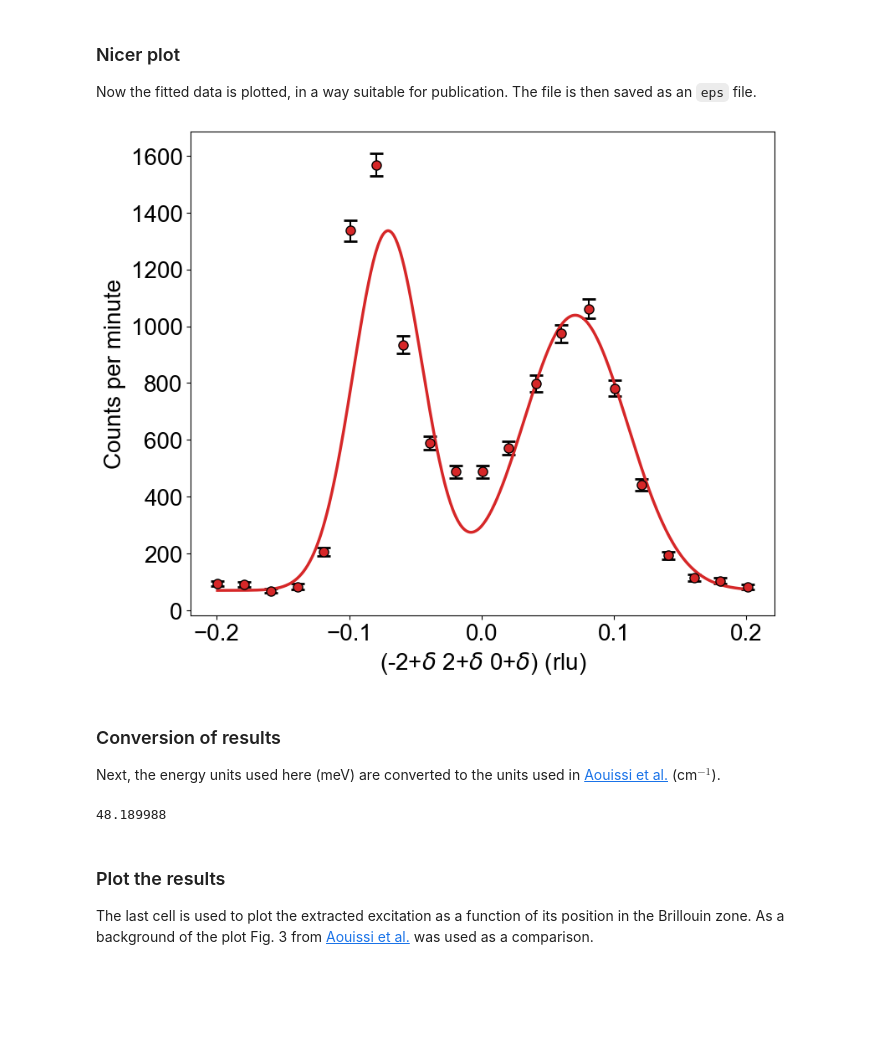
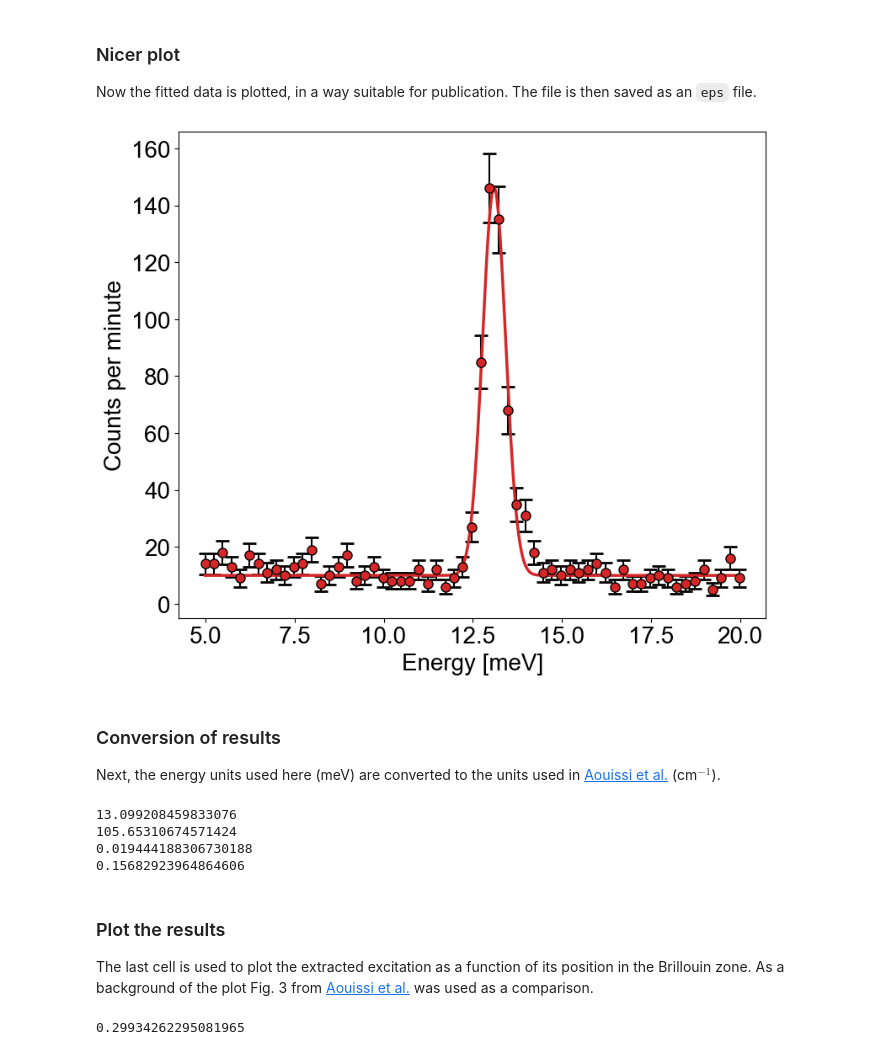
Before and after one commit to OctiEHA/silicon2022, a Jupyter notebook: silicon.ipynb, the cells around one changed output. Saved outputs shown, nothing was run; the diff lists cells and outputs as text; code cells hidden in the pictures; blank space fills up the shorter version.

```diff
--- a/silicon.ipynb
+++ b/silicon.ipynb
@@ -82,7 +82,7 @@ from ufit.lab import *
 # set a template, so that data can be referenced by number only
 set_datatemplate('rawdata/%06d')
 # read one dataset from a file, with given X and Y columns
-data = read_data(84905, 'QL', 'CNTS')
+data = read_data(102970, 'EN', 'CNTS') # EN is energy scan; QL is Q scan in L direction
 
 data.plot()
 show()
@@ -94,7 +94,8 @@ show()
 A simple model with two Gaussians is used to fit the data. The center of the second Gaussian is at the negative rlu value of the first.
 # %%
 # create a model of a simple Gaussian peak with given initial guess
-model = Background() + Gauss('p1', pos=0.1, ampl=100, fwhm=0.1) + Gauss('p2', pos='-p1_pos', ampl=100, fwhm=0.1)
+# model = Background() + Gauss('p1', pos=0.1, ampl=100, fwhm=0.1) + Gauss('p2', pos='-p1_pos', ampl=100, fwhm=0.1)
+model = Background() + Gauss('p1', pos=13, ampl=100, fwhm=2)
 
 # fit the model, then print and plot the result
 result = model.fit(data)
@@ -121,32 +119,46 @@ Now the fitted data is plotted, in a way suitable for publication. The file is t
 # %%
 rcParams.update({'font.size': 20})
 fig = figure(figsize=(9.0, 7.5))
 data.plot(color="C3", mec="k", ms=8, capsize=6, ecolor="k", capthick=2)
 model.plot(data, color="C3", lw=2.5)
 title("")
 legend().set_visible(False)
-xlabel("(-2+$\delta$ 2+$\delta$ 0+$\delta$) (rlu)", fontsize=20)
+#xlabel("(-2+$\delta$ 2+$\delta$ 0+$\delta$) (rlu)", fontsize=20)
+xlabel("Energy [meV]", fontsize = 20)
 ylabel("Counts per minute", fontsize=20)
 
 grid(False)
 savefig("energy-scan.eps", bbox_inches='tight')
 show()
 # %% [output]
-[figure, old version]
+[figure, new version]
 # %% [markdown]
 ### Conversion of results
 
 Next, the energy units used here (meV) are converted to the units used in [Aouissi et al.](https://doi.org/10.1103/PhysRevB.74.054302) (cm$^{-1}$).
-# %%
-energy = result.data.meta["EN"]
-energy *= 8.065 # conversion of meV to cm-1
-print(energy)
-# %% [output]
-48.189988
+# %%
+energy = result.paramvalues['p1_pos']
+print(energy) # energy in meV
+energy *= 8.065610 # conversion of meV to cm-1 ; https://sherwingroup.itst.ucsb.edu/internal/unit-conversion/
+print(energy) # energy in cm^-1
+
+energyerror = result.paramerrors['p1_pos']
+print(energyerror) # energy in meV
+energyerror *= 8.065610 # conversion of meV to cm-1 ; https://sherwingroup.itst.ucsb.edu/internal/unit-conversion/
+print(energyerror) # energy in cm^-1
+# %% [output]
+13.099208459833076
+105.65310674571424
+0.019444188306730188
+0.15682923964864606
 # %% [markdown]
 ### Plot the results
 
 The last cell is used to plot the extracted excitation as a function of its position in the Brillouin zone. As a background of the plot Fig. 3 from [Aouissi et al.](https://doi.org/10.1103/PhysRevB.74.054302) was used as a comparison.
+# %%
+abs(result.data.meta['QL'])
+# %% [output]
+0.29934262295081965
 # %%
 img = imread("phonon.png")
 fig, ax = subplots()
```
Also changed, not shown: parts of 5 cells of this notebook, 49 other files.
